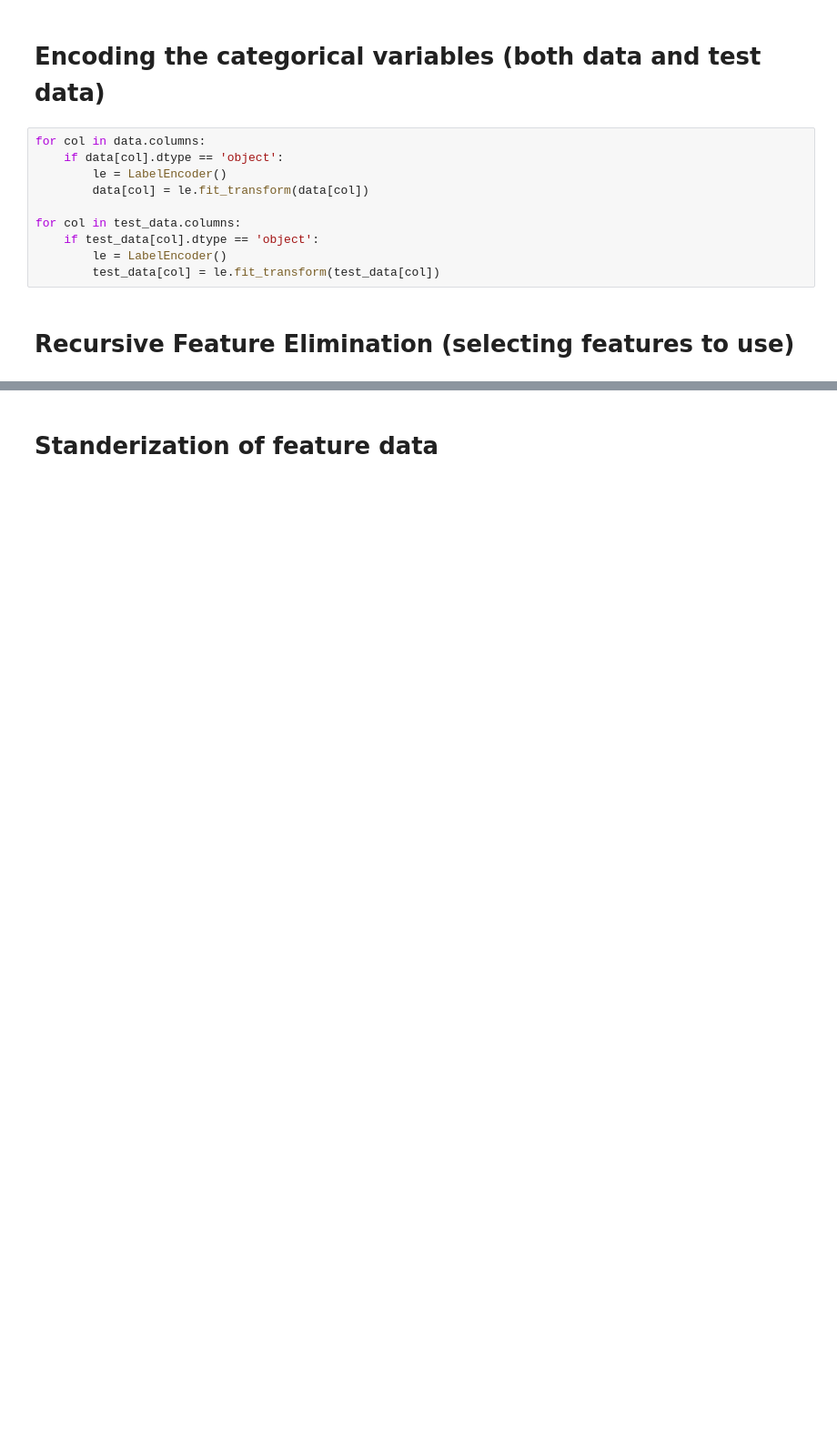
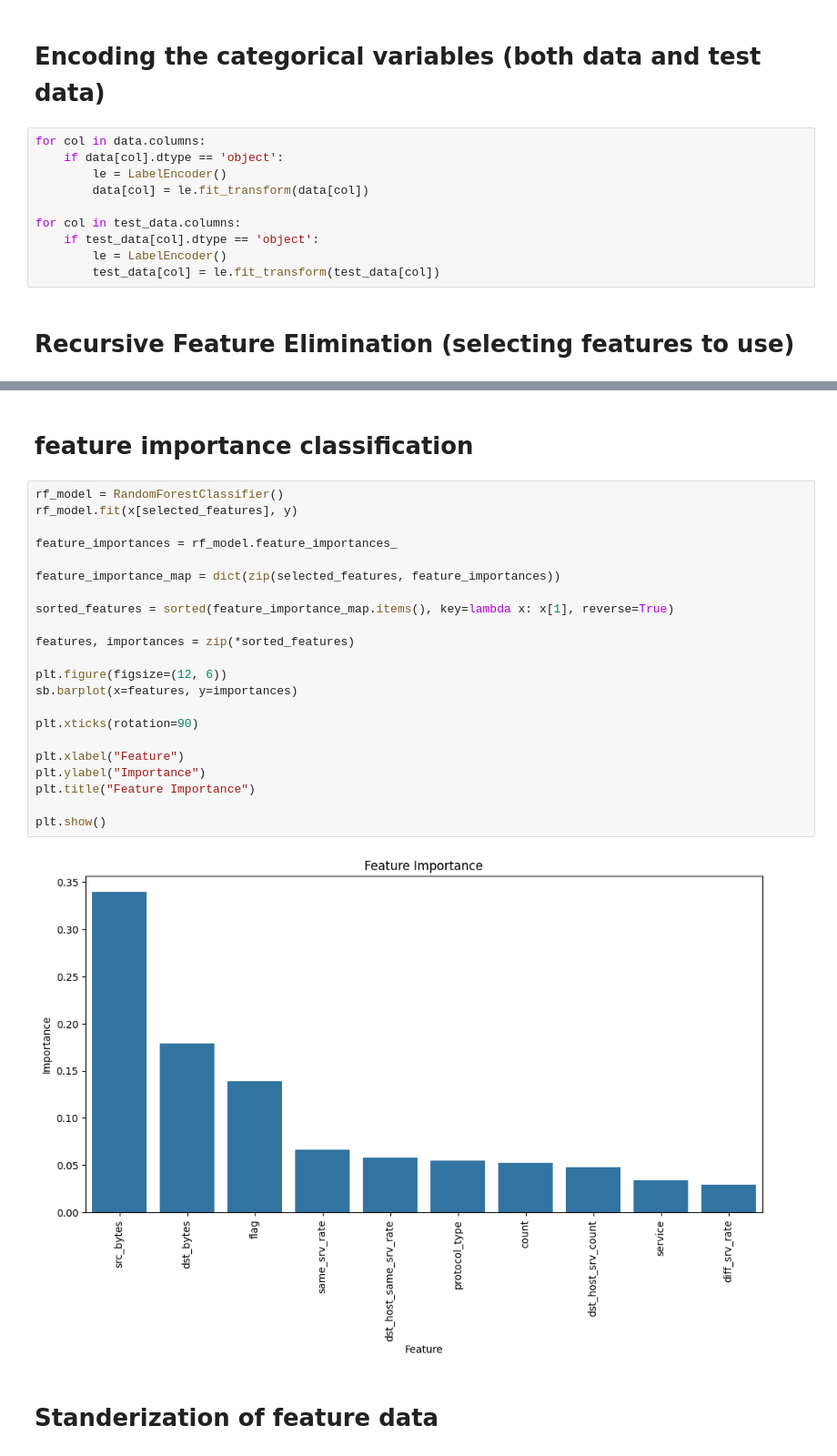
Before and after one commit to csosgic/thesis-repo, a Jupyter notebook: listings/py_proc/data.ipynb, the cells around one changed output, grey strips where cells are left out. Shown: that part at 91% size. Saved outputs shown, nothing was run; the diff lists cells and outputs as text; blank space fills up the shorter version.

```diff
--- a/listings/py_proc/data.ipynb
+++ b/listings/py_proc/data.ipynb
@@ -130,6 +114,32 @@ print("selected features are: ", selected_features)
 x = x[selected_features]
 # %% [output]
 selected features are:  ['protocol_type', 'service', 'flag', 'src_bytes', 'dst_bytes', 'count', 'same_srv_rate', 'diff_srv_rate', 'dst_host_srv_count', 'dst_host_same_srv_rate']
+# %% [markdown]
+# feature importance classification
+# %%
+rf_model = RandomForestClassifier()
+rf_model.fit(x[selected_features], y)
+
+feature_importances = rf_model.feature_importances_
+
+feature_importance_map = dict(zip(selected_features, feature_importances))
+
+sorted_features = sorted(feature_importance_map.items(), key=lambda x: x[1], reverse=True)
+
+features, importances = zip(*sorted_features)
+
+plt.figure(figsize=(12, 6))
+sb.barplot(x=features, y=importances)
+
+plt.xticks(rotation=90)
+
+plt.xlabel("Feature")
+plt.ylabel("Importance")
+plt.title("Feature Importance")
+
+plt.show()
+# %% [output]
+[figure, added]
 # %% [markdown]
 # Standerization of feature data
 # %%
```
Also changed, not shown: parts of 14 cells of this notebook, 9 other files.
